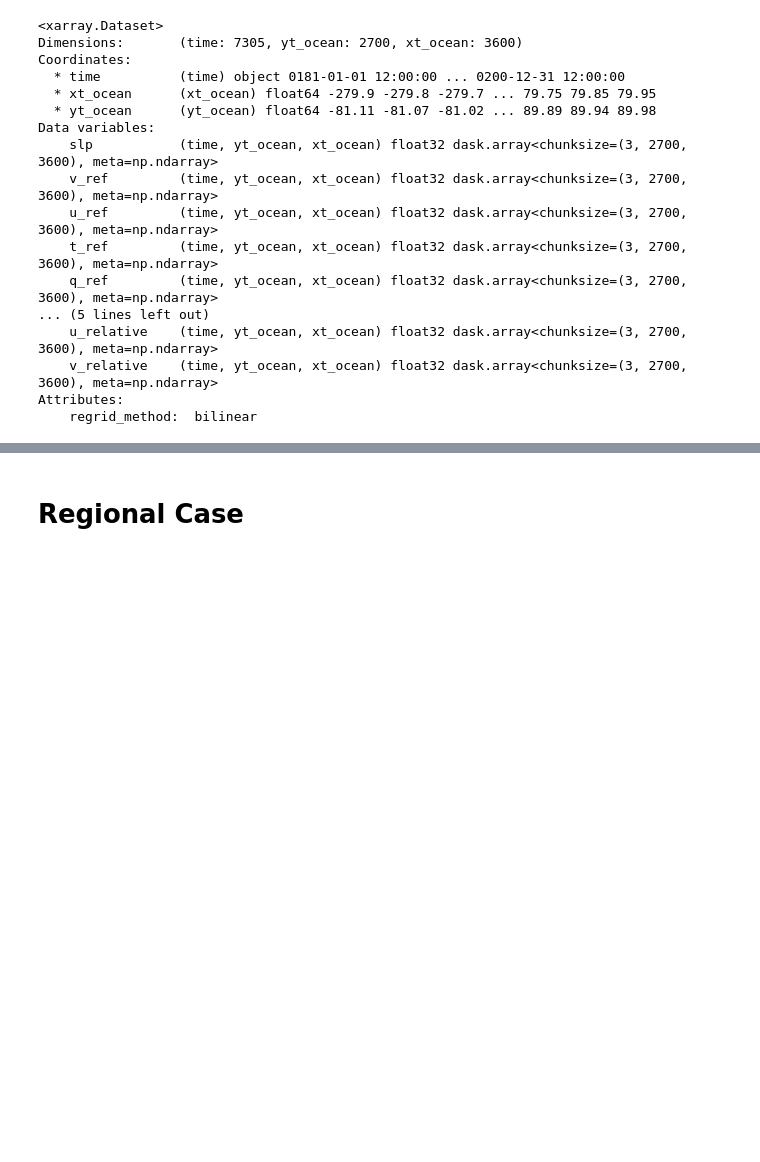
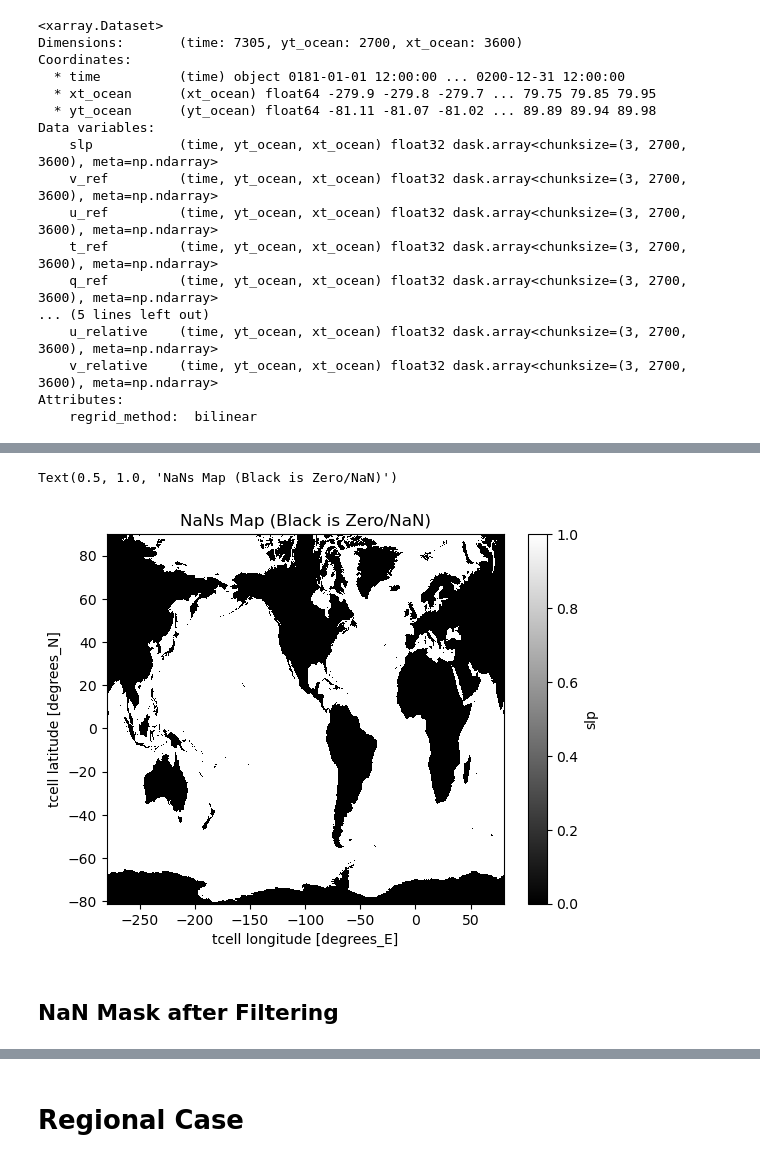
Before and after one commit to ocean-transport/cm26_diagnostics, a Jupyter notebook: powerSpectra&Land_troubleshooting.ipynb, the cells around one changed output, grey strips where cells are left out. Cells and saved outputs as stored; diff of their text form; code cells hidden in the pictures; blank space fills up the shorter version.

```diff
--- a/powerSpectra&Land_troubleshooting.ipynb
+++ b/powerSpectra&Land_troubleshooting.ipynb
@@ -78,0 +83,18 @@ Attributes:
+# %%
+"""Wrapper that filters a whole dataset, generating a wet_mask from
+the nanmask of the first timestep (if time is present)."""
+ds = ds_merged
+
+# create a wet mask that only allows values which are 'wet' in all variables
+
+wet_masks = []
+for var in ds.data_vars:
+    da = ds[var]
+    if "time" in da.dims:
+        mask_da = da.isel({"time": 0})
+    else:
+        mask_da = da
+    wet_masks.append((~np.isnan(mask_da)))
+
+combined_wet_mask = xr.concat(wet_masks, dim="var").all("var").astype(int)
+combined_wet_mask
@@ -78,0 +116,8 @@ Attributes:
+# %%
+combined_wet_mask.plot(cmap="gray")
+plt.title("NaNs Map (Black is Zero/NaN)")
+# %% [output]
+Text(0.5, 1.0, 'NaNs Map (Black is Zero/NaN)')
+[figure, added]
+# %% [markdown]
+## NaN Mask after Filtering
```
Also changed, not shown: parts of 37 cells of this notebook, 3 other files.
